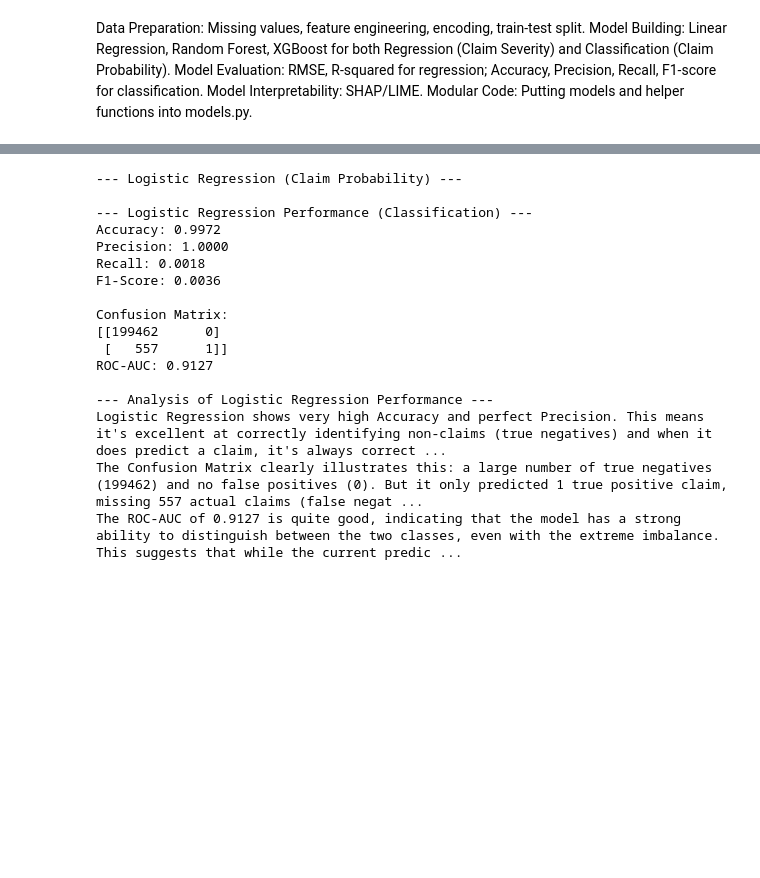
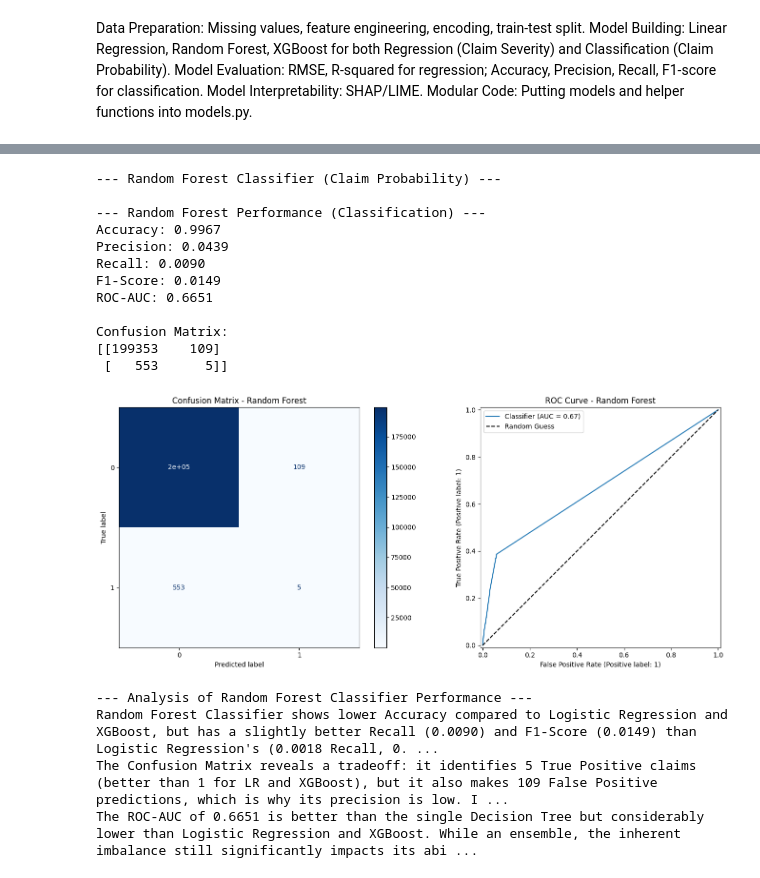
Before and after one commit to plony/week_3_insurance_risk_analytics-, a Jupyter notebook: notebooks/03_model_development.ipynb, the cells around one changed output, grey strips where cells are left out. Cells and saved outputs as stored; diff of their text form; code cells hidden in the pictures; blank space fills up the shorter version.

```diff
--- a/notebooks/03_model_development.ipynb
+++ b/notebooks/03_model_development.ipynb
@@ -1320,36 +448,36 @@ Number of generated feature names for probability: 245
 # %%
 # Logistic Regression (Claim Probability)
 
-print("\n--- Logistic Regression (Claim Probability) ---")
-lr_probability_model = LogisticRegression(random_state=42, solver='liblinear', n_jobs=-1)
-lr_probability_model.fit(X_train_probability_transformed_array, y_train_probability)
-y_pred_lr_probability = lr_probability_model.predict(X_test_probability_transformed_array)
-y_prob_lr_probability = lr_probability_model.predict_proba(X_test_probability_transformed_array)[:, 1]
-probability_results['Logistic Regression'] = probability_evaluator.evaluate(y_test_probability, y_pred_lr_probability, y_prob=y_prob_lr_probability, model_name="Logistic Regression")
+print("\n--- Random Forest Classifier (Claim Probability) ---")
+rf_probability_model = RandomForestClassifier(n_estimators=100, random_state=42, n_jobs=-1)
+rf_probability_model.fit(X_train_probability_transformed_array, y_train_probability)
+y_pred_rf_probability = rf_probability_model.predict(X_test_probability_transformed_array)
+y_prob_rf_probability = rf_probability_model.predict_proba(X_test_probability_transformed_array)[:, 1]
+probability_results['Random Forest'] = probability_evaluator.evaluate(y_test_probability, y_pred_rf_probability, y_prob=y_prob_rf_probability, model_name="Random Forest")
 
-# Analysis of Logistic Regression Performance
-print("\n--- Analysis of Logistic Regression Performance ---")
-print("Logistic Regression shows very high Accuracy and perfect Precision. This means it's excellent at correctly identifying non-claims (true negatives) and when it does predict a claim, it's always correct (no false positives). However, its Recall and F1-Score are extremely low.")
-print("The Confusion Matrix clearly illustrates this: a large number of true negatives (199462) and no false positives (0). But it only predicted 1 true positive claim, missing 557 actual claims (false negatives).")
-print("The ROC-AUC of 0.9127 is quite good, indicating that the model has a strong ability to distinguish between the two classes, even with the extreme imbalance. This suggests that while the current prediction threshold is very conservative, there's a good separation that could be leveraged by adjusting the threshold if a higher recall is desired.")
+# Analysis of Random Forest Classifier Performance
+print("\n--- Analysis of Random Forest Classifier Performance ---")
+print("Random Forest Classifier shows lower Accuracy compared to Logistic Regression and XGBoost, but has a slightly better Recall (0.0090) and F1-Score (0.0149) than Logistic Regression's (0.0018 Recall, 0.0036 F1-Score). However, its Precision is very low (0.0439), meaning many of its positive predictions are incorrect (False Positives).")
+print("The Confusion Matrix reveals a tradeoff: it identifies 5 True Positive claims (better than 1 for LR and XGBoost), but it also makes 109 False Positive predictions, which is why its precision is low. It still misses a significant number of actual claims (553 False Negatives).")
+print("The ROC-AUC of 0.6651 is better than the single Decision Tree but considerably lower than Logistic Regression and XGBoost. While an ensemble, the inherent imbalance still significantly impacts its ability to achieve high precision and recall simultaneously with its default settings.")
 # %% [output]
---- Logistic Regression (Claim Probability) ---
+--- Random Forest Classifier (Claim Probability) ---
 
---- Logistic Regression Performance (Classification) ---
-Accuracy: 0.9972
-Precision: 1.0000
-Recall: 0.0018
-F1-Score: 0.0036
+--- Random Forest Performance (Classification) ---
+Accuracy: 0.9967
+Precision: 0.0439
+Recall: 0.0090
+F1-Score: 0.0149
+ROC-AUC: 0.6651
 
 Confusion Matrix:
-[[199462      0]
- [   557      1]]
-ROC-AUC: 0.9127
-
---- Analysis of Logistic Regression Performance ---
-Logistic Regression shows very high Accuracy and perfect Precision. This means it's excellent at correctly identifying non-claims (true negatives) and when it does predict a claim, it's always correct ...
-The Confusion Matrix clearly illustrates this: a large number of true negatives (199462) and no false positives (0). But it only predicted 1 true positive claim, missing 557 actual claims (false negat ...
-The ROC-AUC of 0.9127 is quite good, indicating that the model has a strong ability to distinguish between the two classes, even with the extreme imbalance. This suggests that while the current predic ...
+[[199353    109]
+ [   553      5]]
+[figure, added]
+--- Analysis of Random Forest Classifier Performance ---
+Random Forest Classifier shows lower Accuracy compared to Logistic Regression and XGBoost, but has a slightly better Recall (0.0090) and F1-Score (0.0149) than Logistic Regression's (0.0018 Recall, 0. ...
+The Confusion Matrix reveals a tradeoff: it identifies 5 True Positive claims (better than 1 for LR and XGBoost), but it also makes 109 False Positive predictions, which is why its precision is low. I ...
+The ROC-AUC of 0.6651 is better than the single Decision Tree but considerably lower than Logistic Regression and XGBoost. While an ensemble, the inherent imbalance still significantly impacts its abi ...
 # %%
 # Decision Tree Classifier (Claim Probability)
 
```
Also changed, not shown: parts of 13 cells of this notebook, 1 other file.
